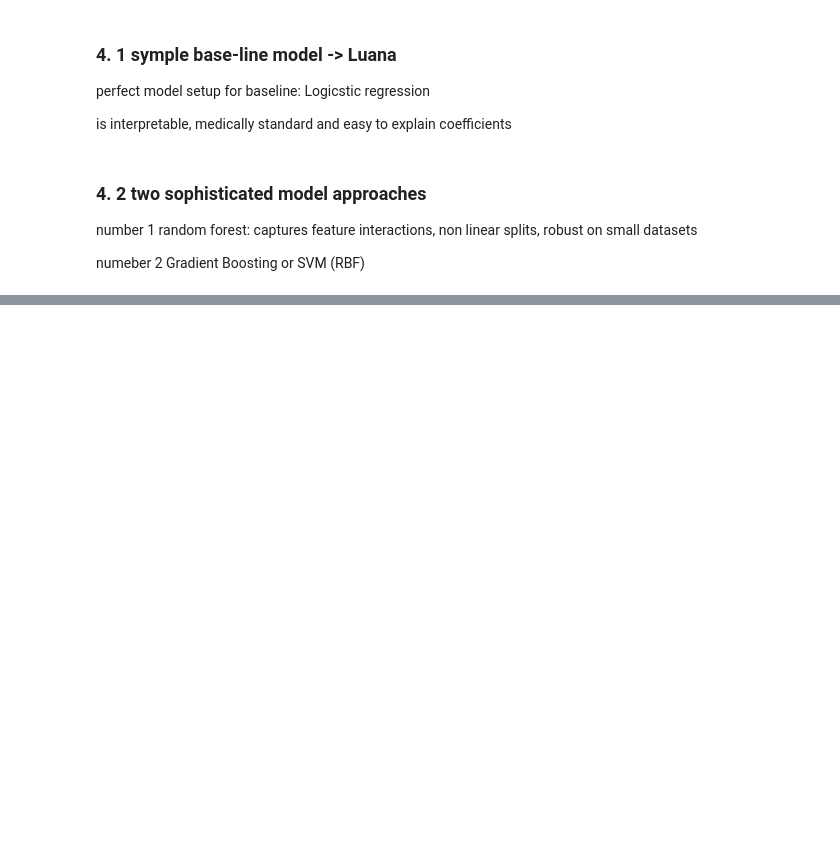
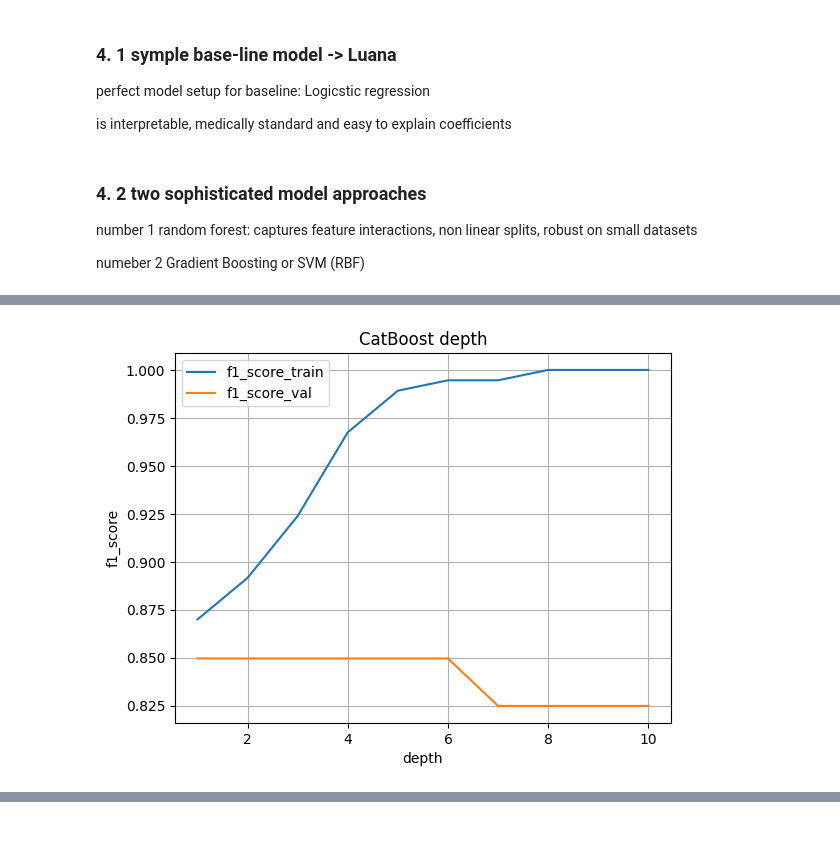
Before and after one commit to micheleishere/CO2, a Jupyter notebook: Project_CO2_main.ipynb, the cells around one changed output, grey strips where cells are left out. Saved outputs shown, nothing was run; the diff lists cells and outputs as text; code cells hidden in the pictures; blank space fills up the shorter version.

```diff
--- a/Project_CO2_main.ipynb
+++ b/Project_CO2_main.ipynb
@@ -472,0 +488,24 @@ CatBoost was sightly better than Ada Boost. AdaBooost and CatBoost will advanced
+# %%
+# CatBoost depth
+f1_score_train = []
+f1_score_val = []
+r = range(1,11)
+for x in r:
+    cat = CatBoostClassifier(depth = x, logging_level ='Silent')
+    cat.fit(train_X,train_y)
+    cat_train = cat.predict(train_X)
+    cat_val = cat.predict(validation_X)
+    f1_score_train.append(f1_score(train_y, cat_train, average='macro'))
+    f1_score_val.append(f1_score(validation_y, cat_val, average='macro'))
+
+
+cat_result = {"depth" : r, "f1_score_train" : f1_score_train, "f1_score_val" : f1_score_val}
+
+cat_result_df = pd.DataFrame(cat_result)
+cat_result_df.plot(x="depth")
+plt.title("CatBoost depth")
+plt.ylabel("f1_score")
+plt.grid(True)
+plt.show()
+# %% [output]
+[figure, added]
```
Also changed, not shown: parts of 23 cells of this notebook, 20 other files.
